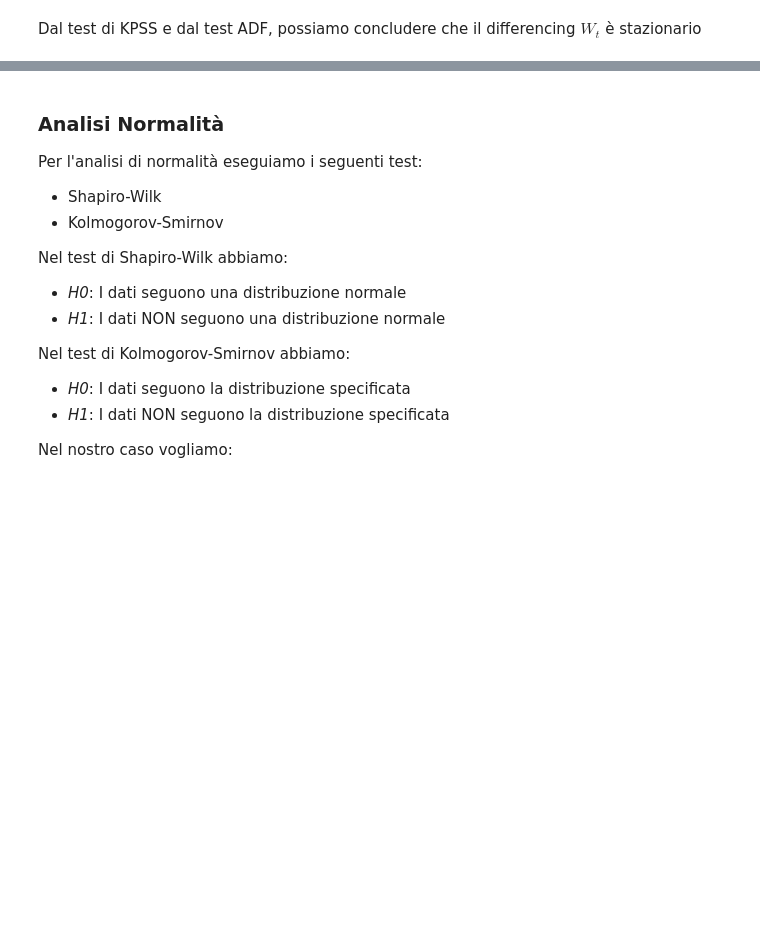
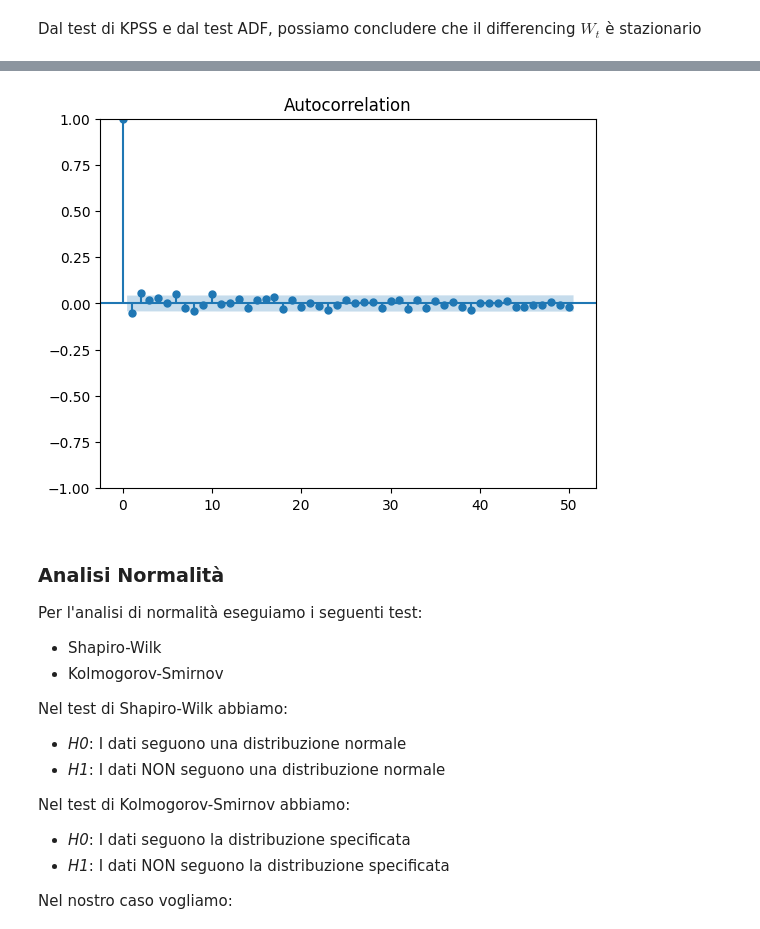
Before and after one commit to SimoneNicosanti/MPSMF_Project, a Jupyter notebook: Progetto.ipynb, the cells around one changed output, grey strips where cells are left out. Cells and saved outputs as stored; diff of their text form; code cells hidden in the pictures; blank space fills up the shorter version.

```diff
--- a/Progetto.ipynb
+++ b/Progetto.ipynb
@@ -331,0 +301,27 @@ Notes:
+# %%
+# Crea il modello
+SIGNIFICANCE_LEVEL = 0.05
+bpTable = buildTable("Breusch-Pagan", ["Crypto", "StatValue", "pValue", "Outcome"], ["left", "right", "right", "left"])
+whiteTable = buildTable("White", ["Crypto", "StatValue", "pValue", "Outcome"], ["left", "right", "right", "left"])
+
+for crypto in cryptoList :
+    x = sm.add_constant(differencingDict[crypto].index.tolist())
+    model = sm.OLS(differencingDict[crypto].values, x)
+    fittedModel = model.fit()
+    print(crypto)
+    print(fittedModel.summary())
+    residKurtosis = kurtosis(fittedModel.resid)
+
+    # In the general description of LM test, Greene mentions that this test exaggerates the significance of results in small or moderately large samples.
+    # In this case the F-statistic is preferable.
+
+    # BREUSCH-PAGAN TEST
+    lmValue, lm_pvalue, fValue, f_pvalue = het_breuschpagan(fittedModel.resid, fittedModel.model.exog, not (residKurtosis > 0.05))
+    statValue, pValue = fValue, f_pvalue
+    outcomeString = "Reject" if pValue < SIGNIFICANCE_LEVEL else "Accept"
+    bpTable.add_row(crypto, str(statValue), str(pValue), outcomeString)
+    # WHITE TEST
+    lmValue, lm_pvalue, fValue, f_pvalue = het_white(fittedModel.resid, fittedModel.model.exog)
+    statValue, pValue = fValue, f_pvalue
+    outcomeString = "Reject" if pValue < SIGNIFICANCE_LEVEL else "Accept"
+    whiteTable.add_row(crypto, str(statValue), str(pValue), outcomeString)
@@ -332,3 +367,15 @@ Notes:
+# %%
+from statsmodels.graphics.tsaplots import plot_acf
+
+# Use the Autocorrelation function from the statsmodel library passing our DataFrame object in as the data
+# Note: Limiting Lags to 50
+acorr = sm.tsa.acf(x=differencingDict["ETH-USD"].values, nlags=50)
+plot_acf(x=differencingDict["ETH-USD"].values, lags=50)
+
+# Show the AR as a plot
+plt.show()
+# %% [output]
+[figure, added]
 # %% [markdown]
 ### Analisi Normalità
 Per l'analisi di normalità eseguiamo i seguenti test:
```
Also changed, not shown: parts of 10 cells of this notebook.
